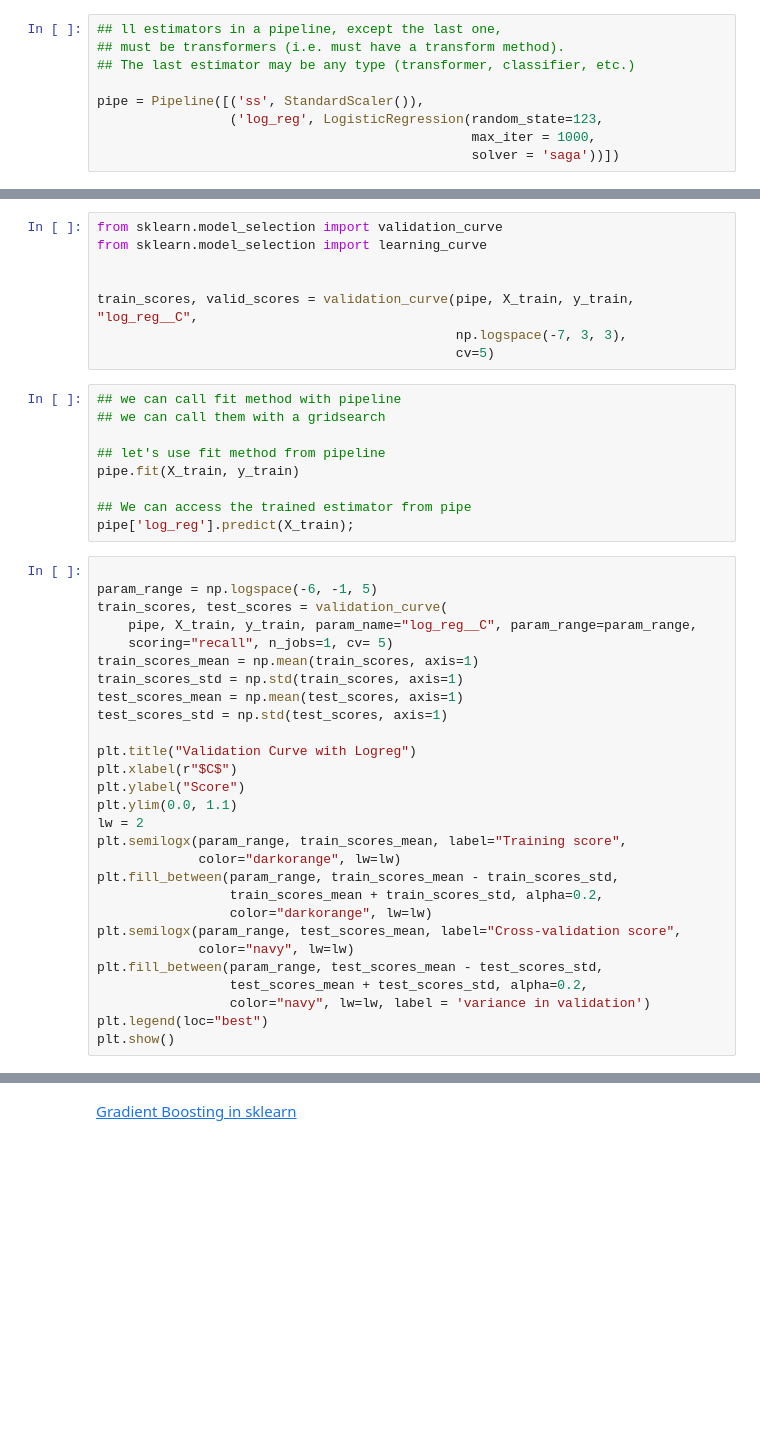
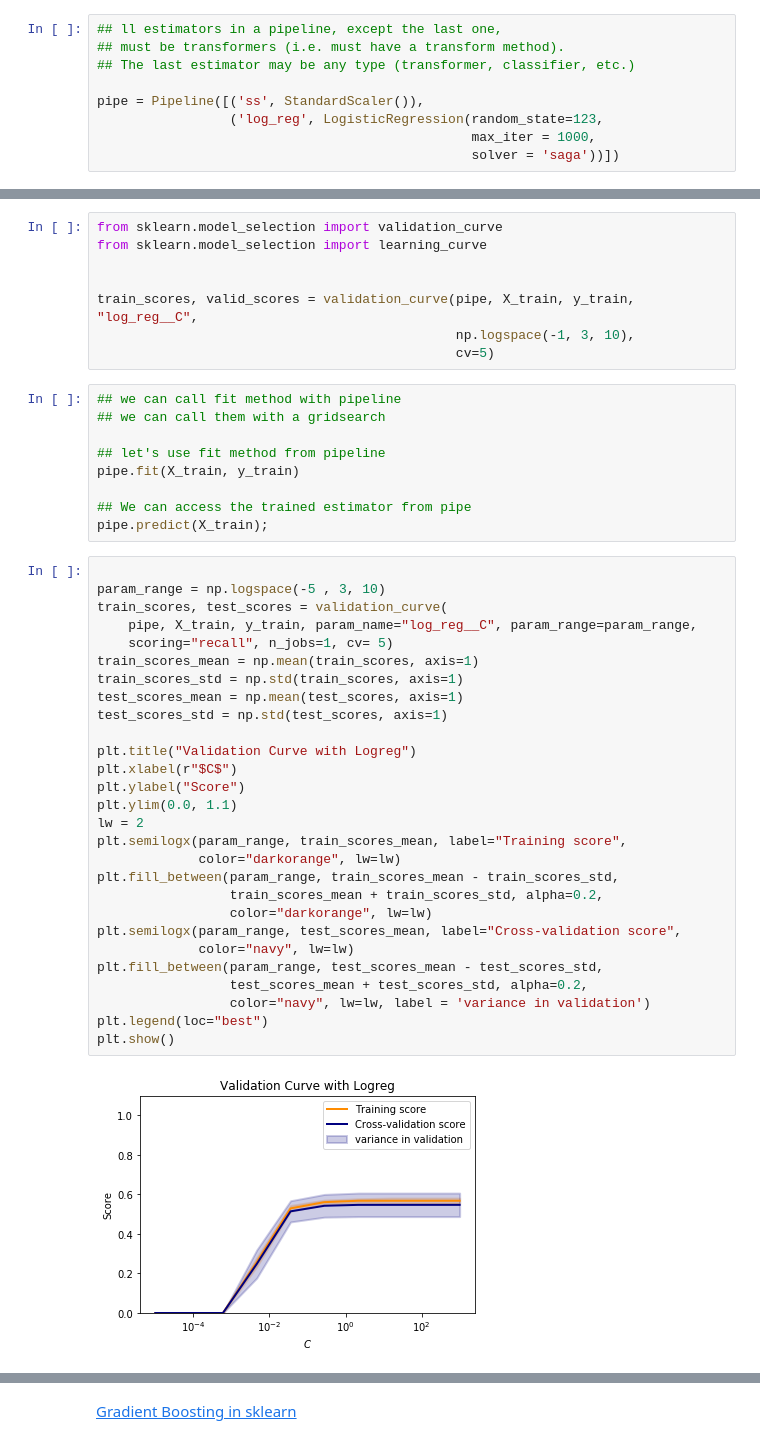
Before and after one commit to learn-co-students/dc-ds-111819, a Jupyter notebook: module-5/day-6-Boosting/Boosting_and_pipelines1007.ipynb, the cells around one changed output, grey strips where cells are left out. Drawn from its saved outputs; the diff is of its cells as text; blank space fills up the shorter version.

```diff
--- a/module-5/day-6-Boosting/Boosting_and_pipelines1007.ipynb
+++ b/module-5/day-6-Boosting/Boosting_and_pipelines1007.ipynb
@@ -90,7 +136,7 @@ from sklearn.model_selection import learning_curve
 
 
 train_scores, valid_scores = validation_curve(pipe, X_train, y_train, "log_reg__C",
-                                              np.logspace(-7, 3, 3),
+                                              np.logspace(-1, 3, 10),
                                               cv=5)
 # %%
 ## we can call fit method with pipeline
@@ -100,32 +146,34 @@ train_scores, valid_scores = validation_curve(pipe, X_train, y_train, "log_reg__
 pipe.fit(X_train, y_train)
 
 ## We can access the trained estimator from pipe
-pipe['log_reg'].predict(X_train);
+pipe.predict(X_train);
 # %%
 
-param_range = np.logspace(-6, -1, 5)
+param_range = np.logspace(-5 , 3, 10)
 train_scores, test_scores = validation_curve(
     pipe, X_train, y_train, param_name="log_reg__C", param_range=param_range,
     scoring="recall", n_jobs=1, cv= 5)
 train_scores_mean = np.mean(train_scores, axis=1)
 train_scores_std = np.std(train_scores, axis=1)
 test_scores_mean = np.mean(test_scores, axis=1)
 test_scores_std = np.std(test_scores, axis=1)
 
 plt.title("Validation Curve with Logreg")
 plt.xlabel(r"$C$")
 plt.ylabel("Score")
 plt.ylim(0.0, 1.1)
 lw = 2
 plt.semilogx(param_range, train_scores_mean, label="Training score",
              color="darkorange", lw=lw)
 plt.fill_between(param_range, train_scores_mean - train_scores_std,
                  train_scores_mean + train_scores_std, alpha=0.2,
                  color="darkorange", lw=lw)
 plt.semilogx(param_range, test_scores_mean, label="Cross-validation score",
              color="navy", lw=lw)
 plt.fill_between(param_range, test_scores_mean - test_scores_std,
                  test_scores_mean + test_scores_std, alpha=0.2,
                  color="navy", lw=lw, label = 'variance in validation')
 plt.legend(loc="best")
 plt.show()
+# %% [output]
+[figure, added]
```
Also changed, not shown: parts of 13 cells of this notebook.
